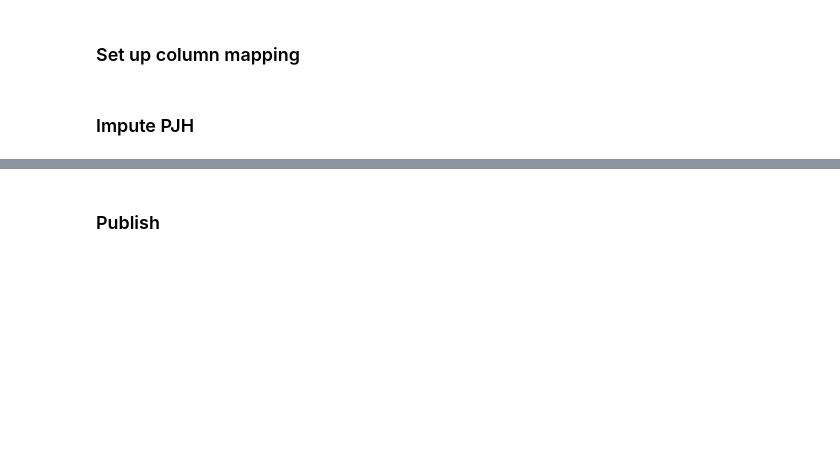
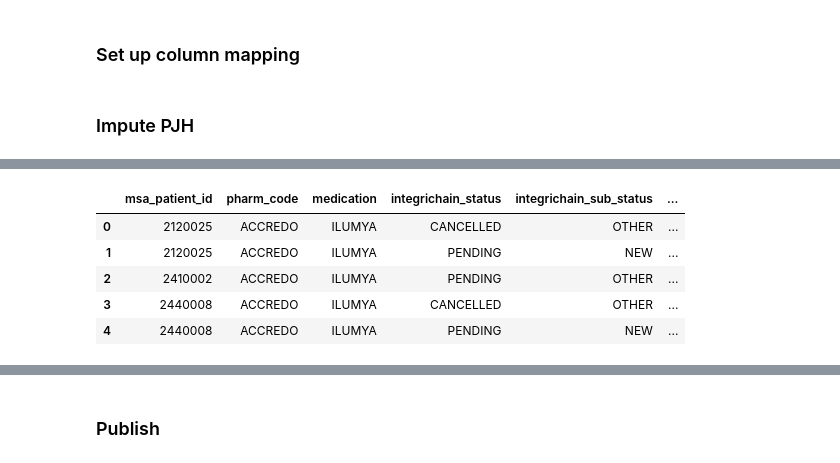
Before and after one commit to RyanAdalbert/s3parq, a Jupyter notebook: transforms/accredo_cancel_before_active.ipynb, the cells around one changed output, grey strips where cells are left out. Saved outputs shown, nothing was run; the diff lists cells and outputs as text; code cells hidden in the pictures; blank space fills up the shorter version.

```diff
--- a/transforms/accredo_cancel_before_active.ipynb
+++ b/transforms/accredo_cancel_before_active.ipynb
@@ -323,0 +377,26 @@ new_substatus = (
+# %%
+# Obtain the last status date for each accredo patient
+new_substatus2 = (
+    accredo_df
+    .groupby([
+        patient,
+        pharm,
+        product,
+        ic_status,
+        ic_substatus,
+        pjh
+    ])[status_date]
+    .max()
+    .reset_index()
+    .rename(columns={status_date: 'Last_Status_Date'})
+)
+# %%
+""" THIS IS A CHECK CELL """
+new_substatus2.head()
+# %% [output]
+|  | msa_patient_id | pharm_code | medication | integrichain_status | integrichain_sub_status | ... |
+| 0 | 2120025 | ACCREDO | ILUMYA | CANCELLED | OTHER | ... |
+| 1 | 2120025 | ACCREDO | ILUMYA | PENDING | NEW | ... |
+| 2 | 2410002 | ACCREDO | ILUMYA | PENDING | OTHER | ... |
+| 3 | 2440008 | ACCREDO | ILUMYA | CANCELLED | OTHER | ... |
+| 4 | 2440008 | ACCREDO | ILUMYA | PENDING | NEW | ... |
```
Also changed, not shown: parts of 15 cells of this notebook.
